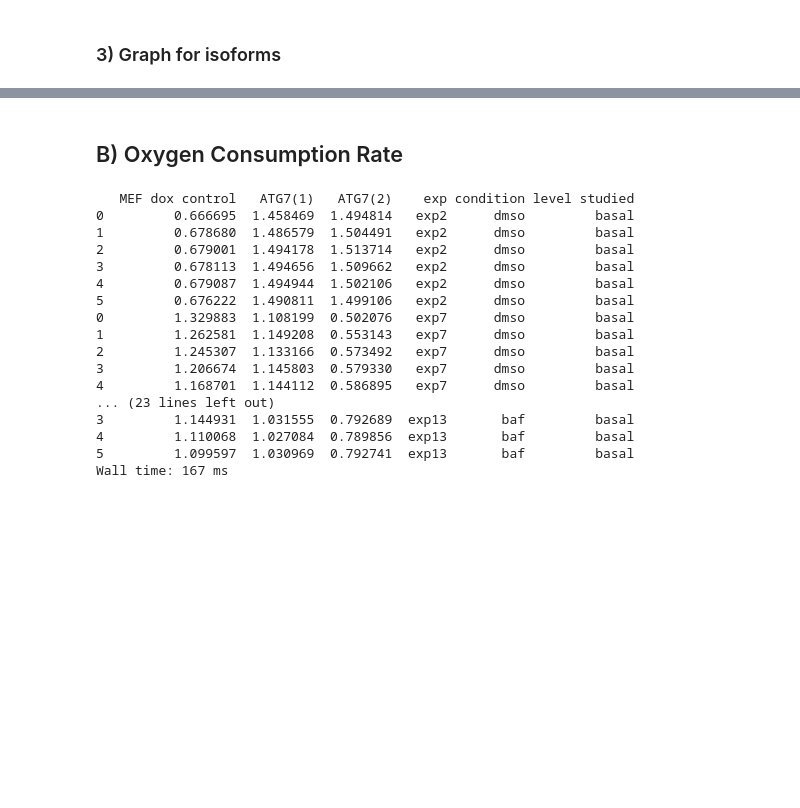
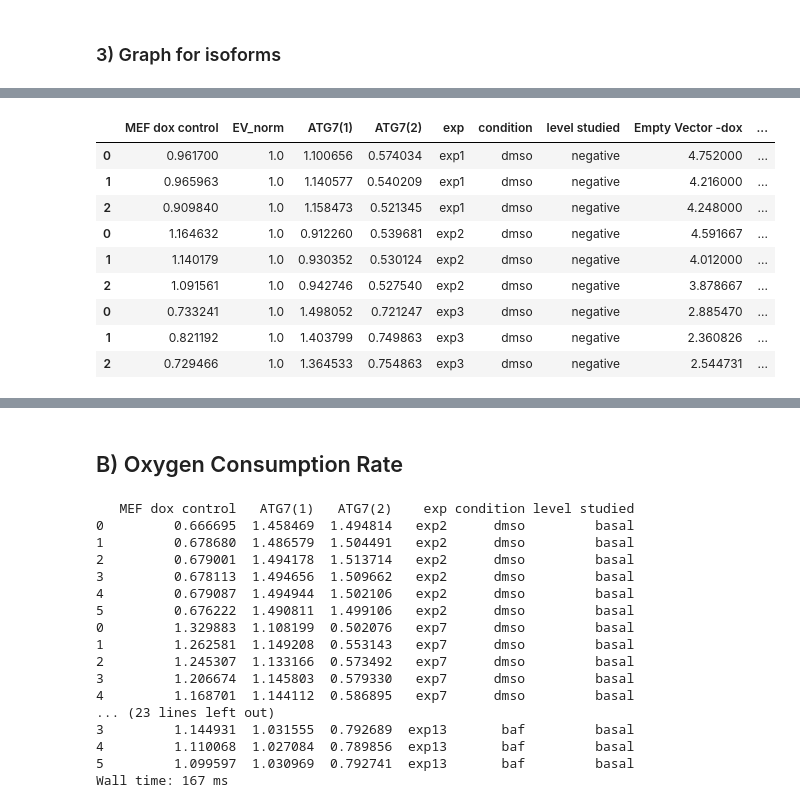
Before and after one commit to Keviosta/PhD_ATG7, a Jupyter notebook: ATG7/ATG7_in_vitro_cell_lines/Seahorse_mef/mef_seahorse_recap.ipynb, the cells around one changed output, grey strips where cells are left out. Drawn from its saved outputs; the diff is of its cells as text; code cells hidden in the pictures; blank space fills up the shorter version.

```diff
--- a/ATG7/ATG7_in_vitro_cell_lines/Seahorse_mef/mef_seahorse_recap.ipynb
+++ b/ATG7/ATG7_in_vitro_cell_lines/Seahorse_mef/mef_seahorse_recap.ipynb
@@ -242,0 +373,13 @@ for i in range(len(dfs_glyc)):
+# %%
+recap_ecar_dmso_negativ
+# %% [output]
+|  | MEF dox control | EV_norm | ATG7(1) | ATG7(2) | exp | condition | level studied | Empty Vector -dox | ... |
+| 0 | 0.961700 | 1.0 | 1.100656 | 0.574034 | exp1 | dmso | negative | 4.752000 | ... |
+| 1 | 0.965963 | 1.0 | 1.140577 | 0.540209 | exp1 | dmso | negative | 4.216000 | ... |
+| 2 | 0.909840 | 1.0 | 1.158473 | 0.521345 | exp1 | dmso | negative | 4.248000 | ... |
+| 0 | 1.164632 | 1.0 | 0.912260 | 0.539681 | exp2 | dmso | negative | 4.591667 | ... |
+| 1 | 1.140179 | 1.0 | 0.930352 | 0.530124 | exp2 | dmso | negative | 4.012000 | ... |
+| 2 | 1.091561 | 1.0 | 0.942746 | 0.527540 | exp2 | dmso | negative | 3.878667 | ... |
+| 0 | 0.733241 | 1.0 | 1.498052 | 0.721247 | exp3 | dmso | negative | 2.885470 | ... |
+| 1 | 0.821192 | 1.0 | 1.403799 | 0.749863 | exp3 | dmso | negative | 2.360826 | ... |
+| 2 | 0.729466 | 1.0 | 1.364533 | 0.754863 | exp3 | dmso | negative | 2.544731 | ... |
```
Also changed, not shown: parts of 15 cells of this notebook, 14 other files.
